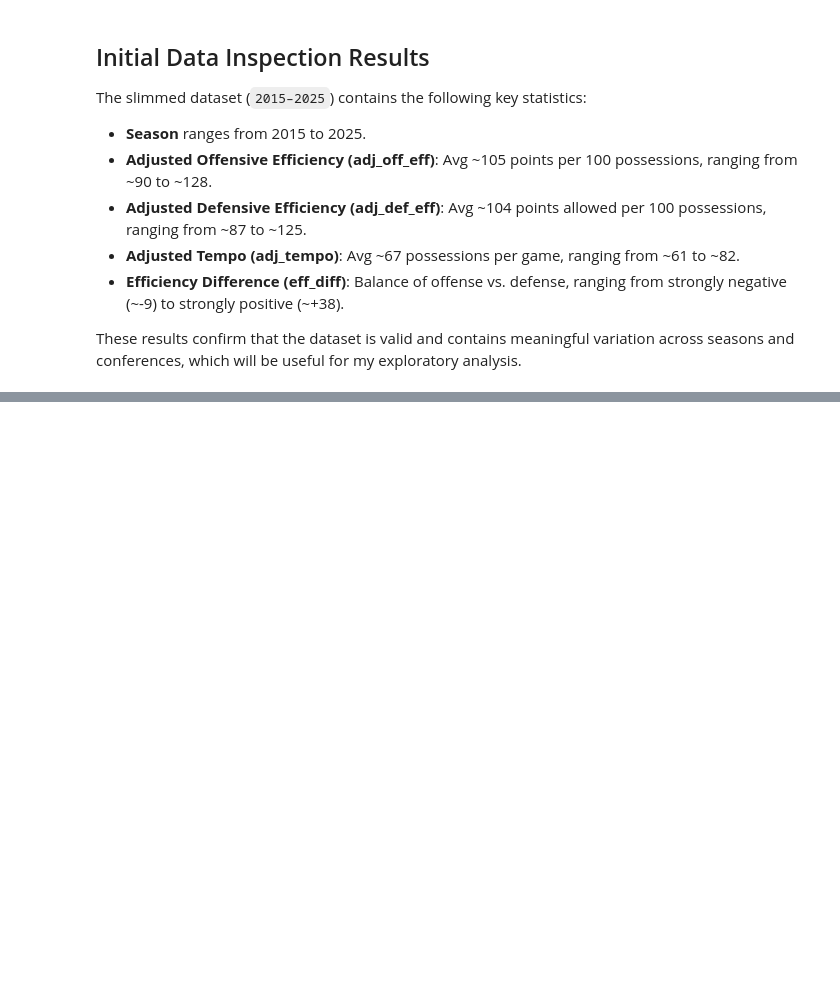
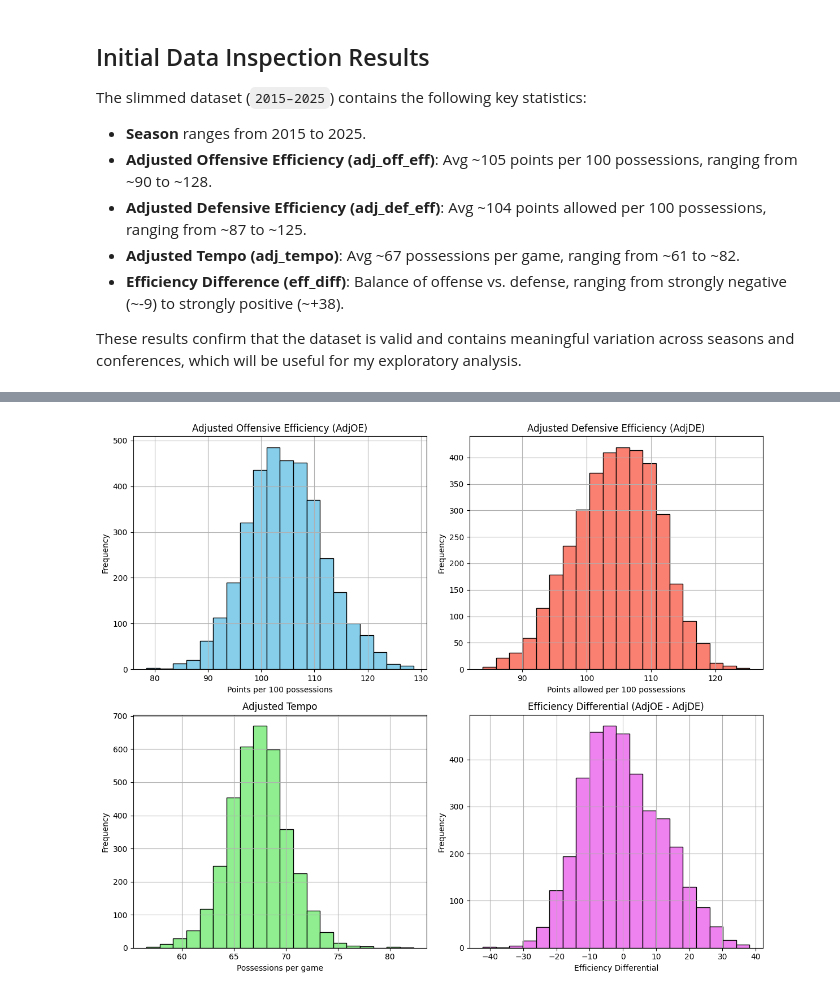
Before and after one commit to brendonmcnulty/datafun-06-eda, a Jupyter notebook: brendon_eda.ipynb, the cells around one changed output, grey strips where cells are left out. Cells and saved outputs as stored; diff of their text form; code cells hidden in the pictures; blank space fills up the shorter version.

Commit message:
Add initial histograms and observations for key variables

```diff
--- a/brendon_eda.ipynb
+++ b/brendon_eda.ipynb
@@ -197,0 +208,35 @@ These results confirm that the dataset is valid and contains meaningful variatio
+# %%
+import matplotlib.pyplot as plt
+
+# Set up a grid of subplots
+fig, axes = plt.subplots(2, 2, figsize=(12, 10))
+
+# Histogram for Adjusted Offensive Efficiency
+df['adj_off_eff'].hist(ax=axes[0,0], bins=20, color='skyblue', edgecolor='black')
+axes[0,0].set_title('Adjusted Offensive Efficiency (AdjOE)')
+axes[0,0].set_xlabel('Points per 100 possessions')
+axes[0,0].set_ylabel('Frequency')
+
+# Histogram for Adjusted Defensive Efficiency
+df['adj_def_eff'].hist(ax=axes[0,1], bins=20, color='salmon', edgecolor='black')
+axes[0,1].set_title('Adjusted Defensive Efficiency (AdjDE)')
+axes[0,1].set_xlabel('Points allowed per 100 possessions')
+axes[0,1].set_ylabel('Frequency')
+
+# Histogram for Adjusted Tempo
+df['adj_tempo'].hist(ax=axes[1,0], bins=20, color='lightgreen', edgecolor='black')
+axes[1,0].set_title('Adjusted Tempo')
+axes[1,0].set_xlabel('Possessions per game')
+axes[1,0].set_ylabel('Frequency')
+
+# Histogram for Efficiency Differential
+df['eff_diff'].hist(ax=axes[1,1], bins=20, color='violet', edgecolor='black')
+axes[1,1].set_title('Efficiency Differential (AdjOE - AdjDE)')
+axes[1,1].set_xlabel('Efficiency Differential')
+axes[1,1].set_ylabel('Frequency')
+
+# Adjust layout
+plt.tight_layout()
+plt.show()
+# %% [output]
+[figure, added]
```
Also changed, not shown: parts of 2 cells of this notebook.
